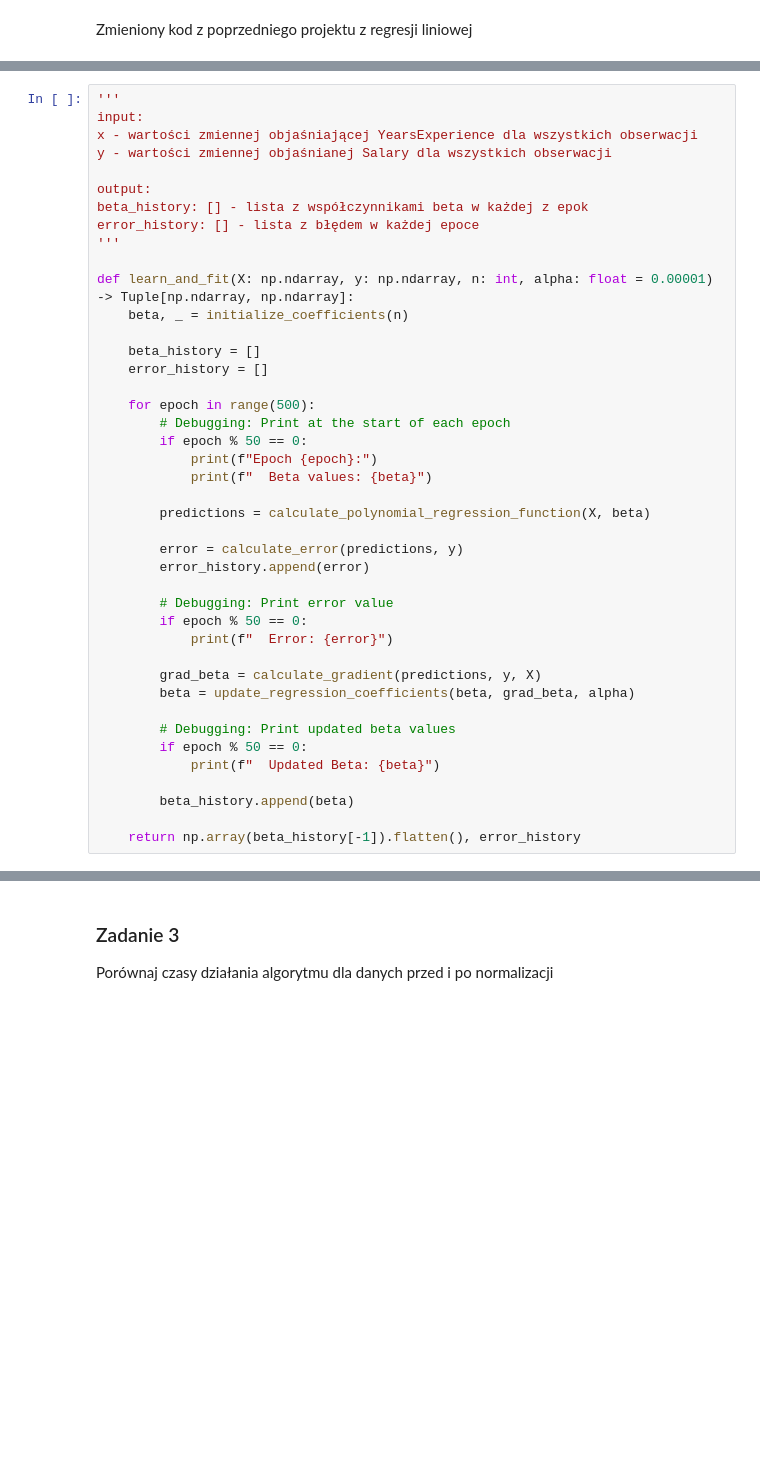
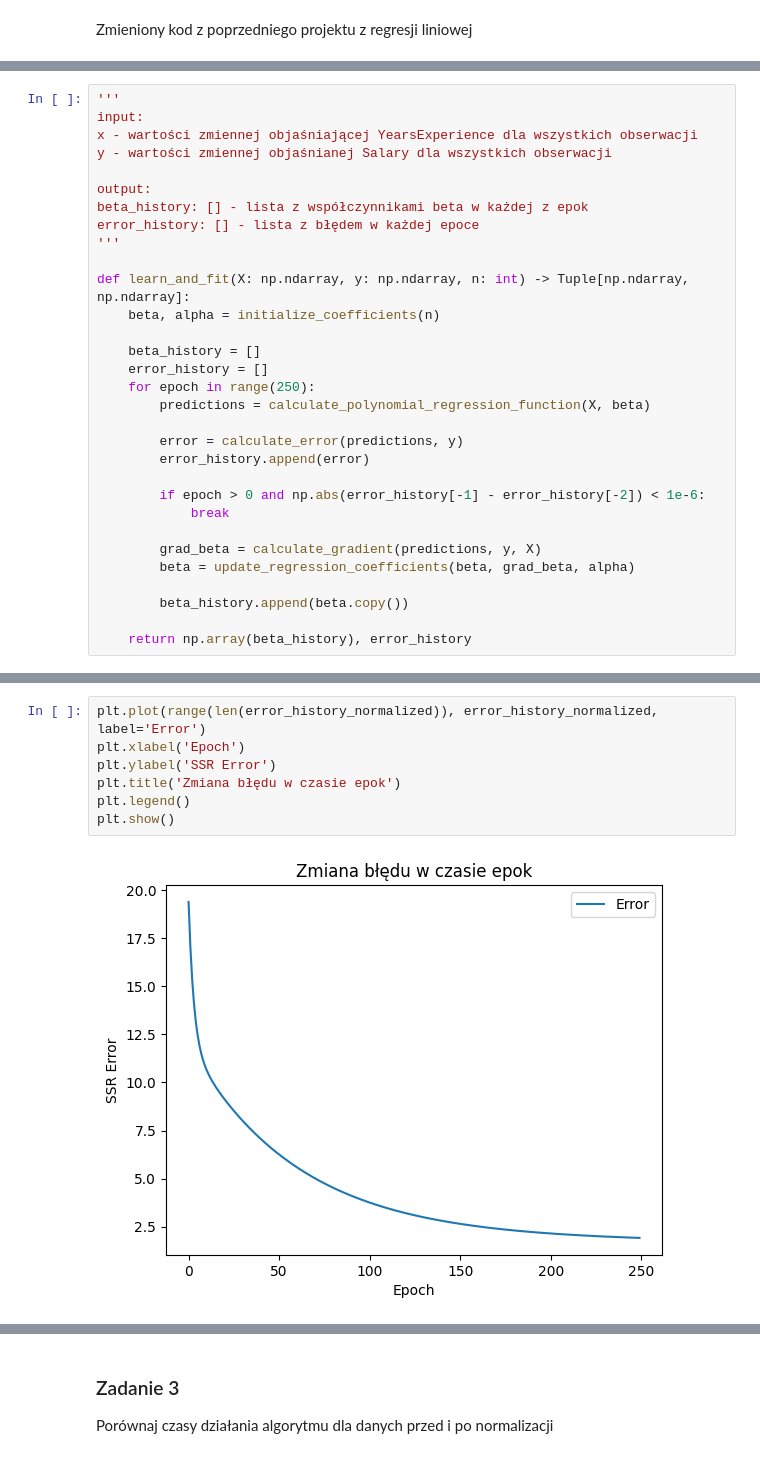
Before and after one commit to Batomet/Polynomial_Regression, a Jupyter notebook: Polynomial_regression.ipynb, the cells around one changed output, grey strips where cells are left out. Saved outputs shown, nothing was run; the diff lists cells and outputs as text; blank space fills up the shorter version.

```diff
--- a/Polynomial_regression.ipynb
+++ b/Polynomial_regression.ipynb
@@ -134,37 +123,26 @@ beta_history: [] - lista z współczynnikami beta w każdej z epok
 error_history: [] - lista z błędem w każdej epoce
 '''
 
-def learn_and_fit(X: np.ndarray, y: np.ndarray, n: int, alpha: float = 0.00001) -> Tuple[np.ndarray, np.ndarray]:
-    beta, _ = initialize_coefficients(n)
+def learn_and_fit(X: np.ndarray, y: np.ndarray, n: int) -> Tuple[np.ndarray, np.ndarray]:
+    beta, alpha = initialize_coefficients(n)
 
     beta_history = []
     error_history = []
-
-    for epoch in range(500):
-        # Debugging: Print at the start of each epoch
-        if epoch % 50 == 0:
-            print(f"Epoch {epoch}:")
-            print(f"  Beta values: {beta}")
-
+    for epoch in range(250):
         predictions = calculate_polynomial_regression_function(X, beta)
 
         error = calculate_error(predictions, y)
         error_history.append(error)
 
-        # Debugging: Print error value
-        if epoch % 50 == 0:
-            print(f"  Error: {error}")
+        if epoch > 0 and np.abs(error_history[-1] - error_history[-2]) < 1e-6:
+            break
 
         grad_beta = calculate_gradient(predictions, y, X)
         beta = update_regression_coefficients(beta, grad_beta, alpha)
 
-        # Debugging: Print updated beta values
-        if epoch % 50 == 0:
-            print(f"  Updated Beta: {beta}")
+        beta_history.append(beta.copy())
 
-        beta_history.append(beta)
-
-    return np.array(beta_history[-1]).flatten(), error_history
+    return np.array(beta_history), error_history
 # %%
 X_normalized, X_min, X_max = normalize(X)
 y_normalized, y_min, y_max = normalize(y)
@@ -201,0 +159,9 @@ Epoch 100:
+# %%
+plt.plot(range(len(error_history_normalized)), error_history_normalized, label='Error')
+plt.xlabel('Epoch')
+plt.ylabel('SSR Error')
+plt.title('Zmiana błędu w czasie epok')
+plt.legend()
+plt.show()
+# %% [output]
+[figure, added]
```
Also changed, not shown: parts of 15 cells of this notebook, 1 other file.
